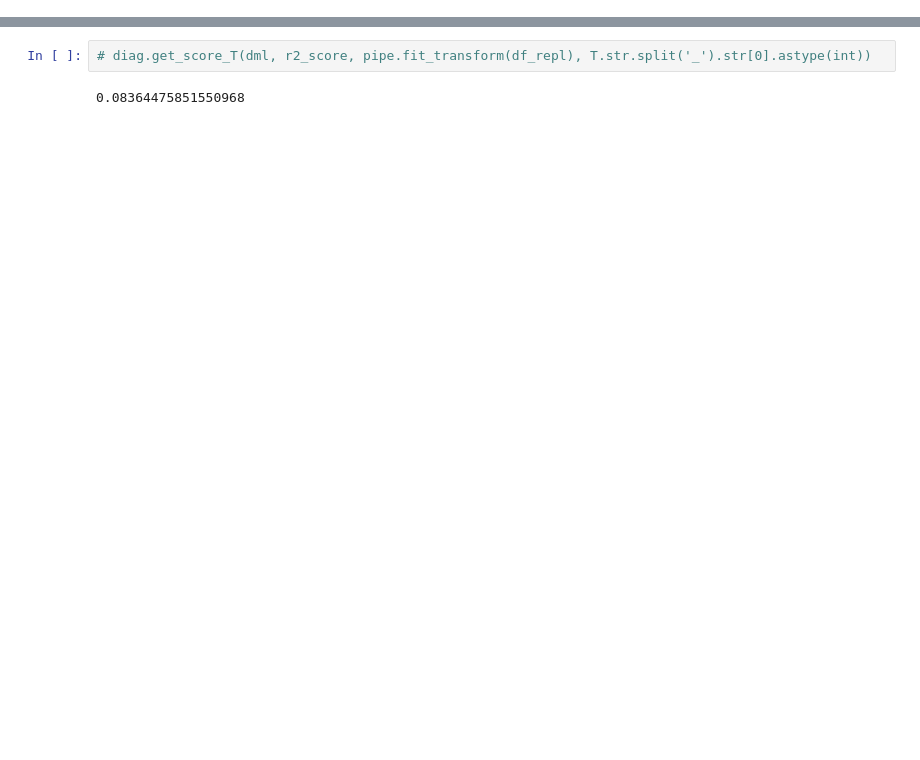
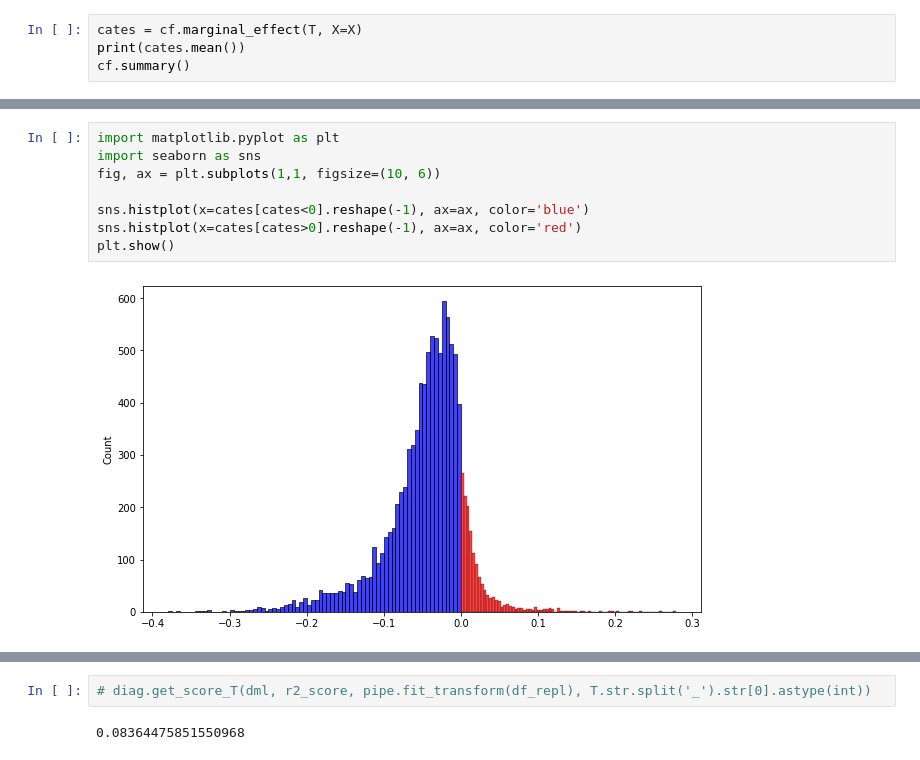
Before and after one commit to alemartinello/IZA-ML-for-policy, a Jupyter notebook: notebooks/test_alem.ipynb, the cells around one changed output, grey strips where cells are left out. Saved outputs shown, nothing was run; the diff lists cells and outputs as text; blank space fills up the shorter version.

```diff
--- a/notebooks/test_alem.ipynb
+++ b/notebooks/test_alem.ipynb
@@ -112,0 +159,4 @@ where $\phi(X)$ is the output of the `featurizer` or $X$ if `featurizer`=None. C
+# %%
+cates = cf.marginal_effect(T, X=X)
+print(cates.mean())
+cf.summary()
@@ -112,0 +184,10 @@ where $\phi(X)$ is the output of the `featurizer` or $X$ if `featurizer`=None. C
+# %%
+import matplotlib.pyplot as plt
+import seaborn as sns
+fig, ax = plt.subplots(1,1, figsize=(10, 6))
+
+sns.histplot(x=cates[cates<0].reshape(-1), ax=ax, color='blue')
+sns.histplot(x=cates[cates>0].reshape(-1), ax=ax, color='red')
+plt.show()
+# %% [output]
+[figure, added]
```
Also changed, not shown: parts of 57 cells of this notebook.
